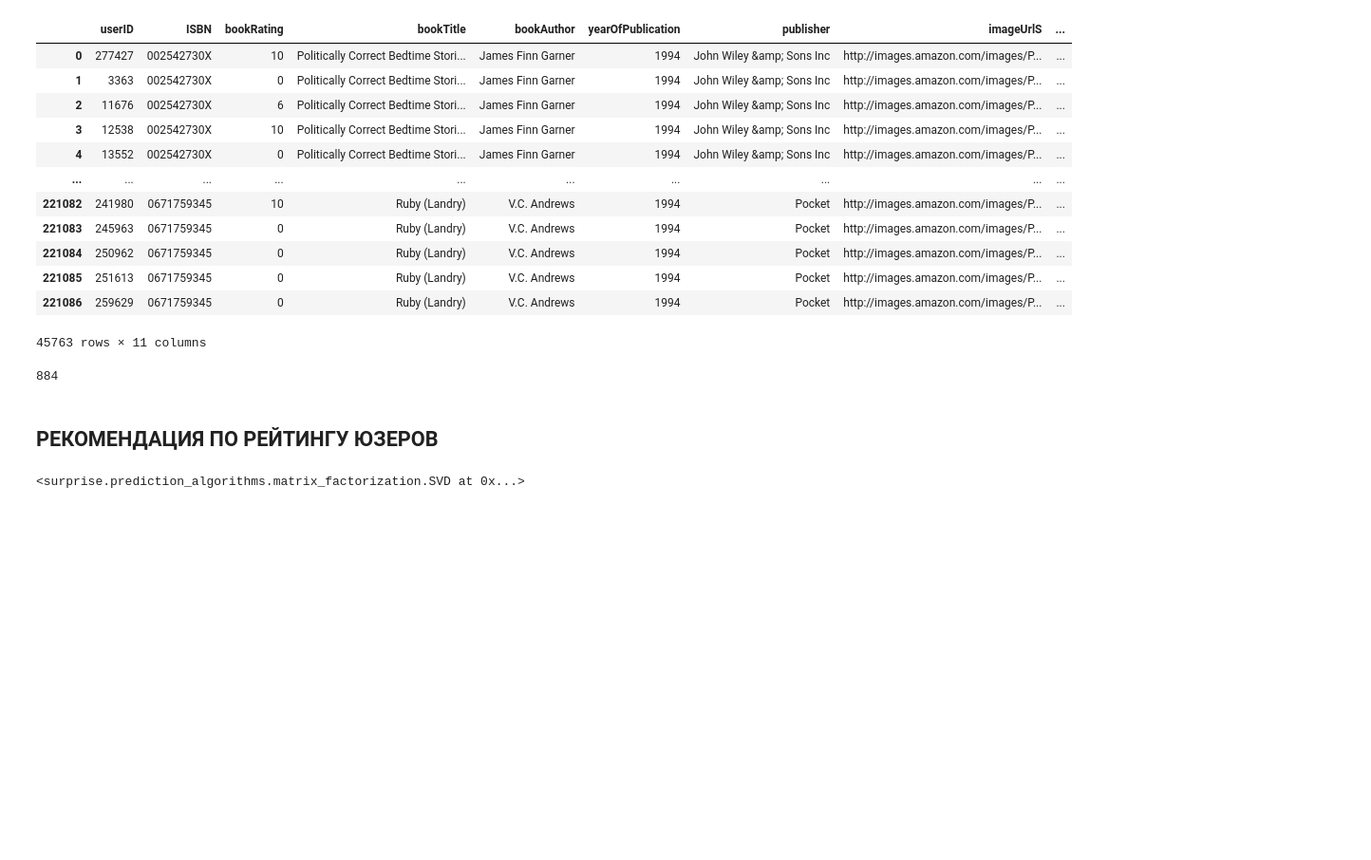
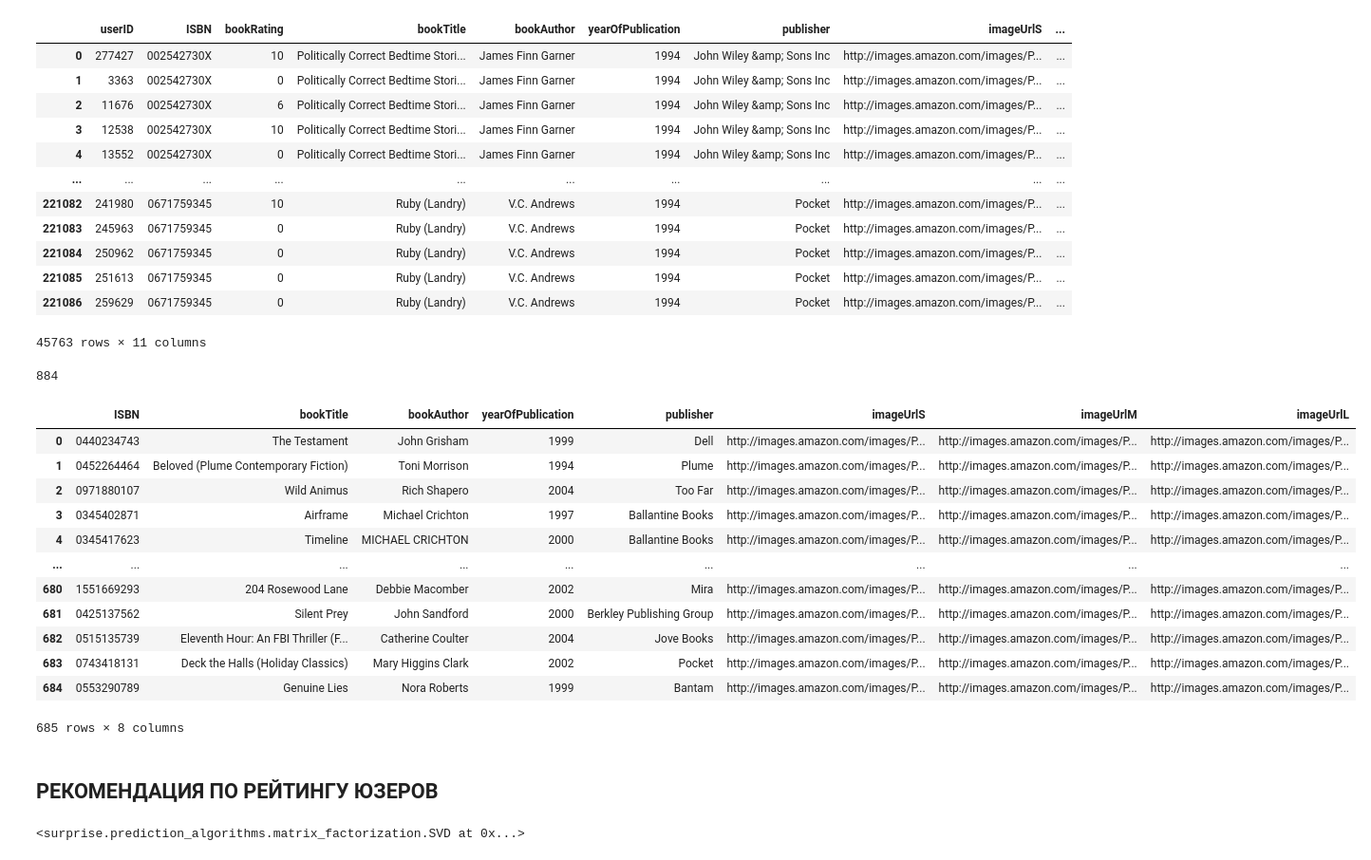
Before and after one commit to Elster512/Book-recommendation-system, a Jupyter notebook: lab.ipynb, the cells around one changed output. Shown at 95% size. Saved outputs shown, nothing was run; the diff lists cells and outputs as text; code cells hidden in the pictures; blank space fills up the shorter version.

```diff
--- a/lab.ipynb
+++ b/lab.ipynb
@@ -254,3 +271,19 @@ df = books[books.ISBN.isin(final_rating.ISBN)]
 df = df.reset_index()
 df = df.drop('index',axis=1)
 sampleBooks = df.copy()
+# %%
+sampleBooks
+# %% [output]
+|  | ISBN | bookTitle | bookAuthor | yearOfPublication | publisher | imageUrlS | imageUrlM | imageUrlL |
+| 0 | 0440234743 | The Testament | John Grisham | 1999 | Dell | http://images.amazon.com/images/P... | http://images.amazon.com/images/P... | http://images.amazon.com/images/P... |
+| 1 | 0452264464 | Beloved (Plume Contemporary Fiction) | Toni Morrison | 1994 | Plume | http://images.amazon.com/images/P... | http://images.amazon.com/images/P... | http://images.amazon.com/images/P... |
+| 2 | 0971880107 | Wild Animus | Rich Shapero | 2004 | Too Far | http://images.amazon.com/images/P... | http://images.amazon.com/images/P... | http://images.amazon.com/images/P... |
+| 3 | 0345402871 | Airframe | Michael Crichton | 1997 | Ballantine Books | http://images.amazon.com/images/P... | http://images.amazon.com/images/P... | http://images.amazon.com/images/P... |
+| 4 | 0345417623 | Timeline | MICHAEL CRICHTON | 2000 | Ballantine Books | http://images.amazon.com/images/P... | http://images.amazon.com/images/P... | http://images.amazon.com/images/P... |
+| ... | ... | ... | ... | ... | ... | ... | ... | ... |
+| 680 | 1551669293 | 204 Rosewood Lane | Debbie Macomber | 2002 | Mira | http://images.amazon.com/images/P... | http://images.amazon.com/images/P... | http://images.amazon.com/images/P... |
+| 681 | 0425137562 | Silent Prey | John Sandford | 2000 | Berkley Publishing Group | http://images.amazon.com/images/P... | http://images.amazon.com/images/P... | http://images.amazon.com/images/P... |
+| 682 | 0515135739 | Eleventh Hour: An FBI Thriller (F... | Catherine Coulter | 2004 | Jove Books | http://images.amazon.com/images/P... | http://images.amazon.com/images/P... | http://images.amazon.com/images/P... |
+| 683 | 0743418131 | Deck the Halls (Holiday Classics) | Mary Higgins Clark | 2002 | Pocket | http://images.amazon.com/images/P... | http://images.amazon.com/images/P... | http://images.amazon.com/images/P... |
+| 684 | 0553290789 | Genuine Lies | Nora Roberts | 1999 | Bantam | http://images.amazon.com/images/P... | http://images.amazon.com/images/P... | http://images.amazon.com/images/P... |
+685 rows × 8 columns
```
Also changed, not shown: parts of 7 cells of this notebook, 11 other files.
